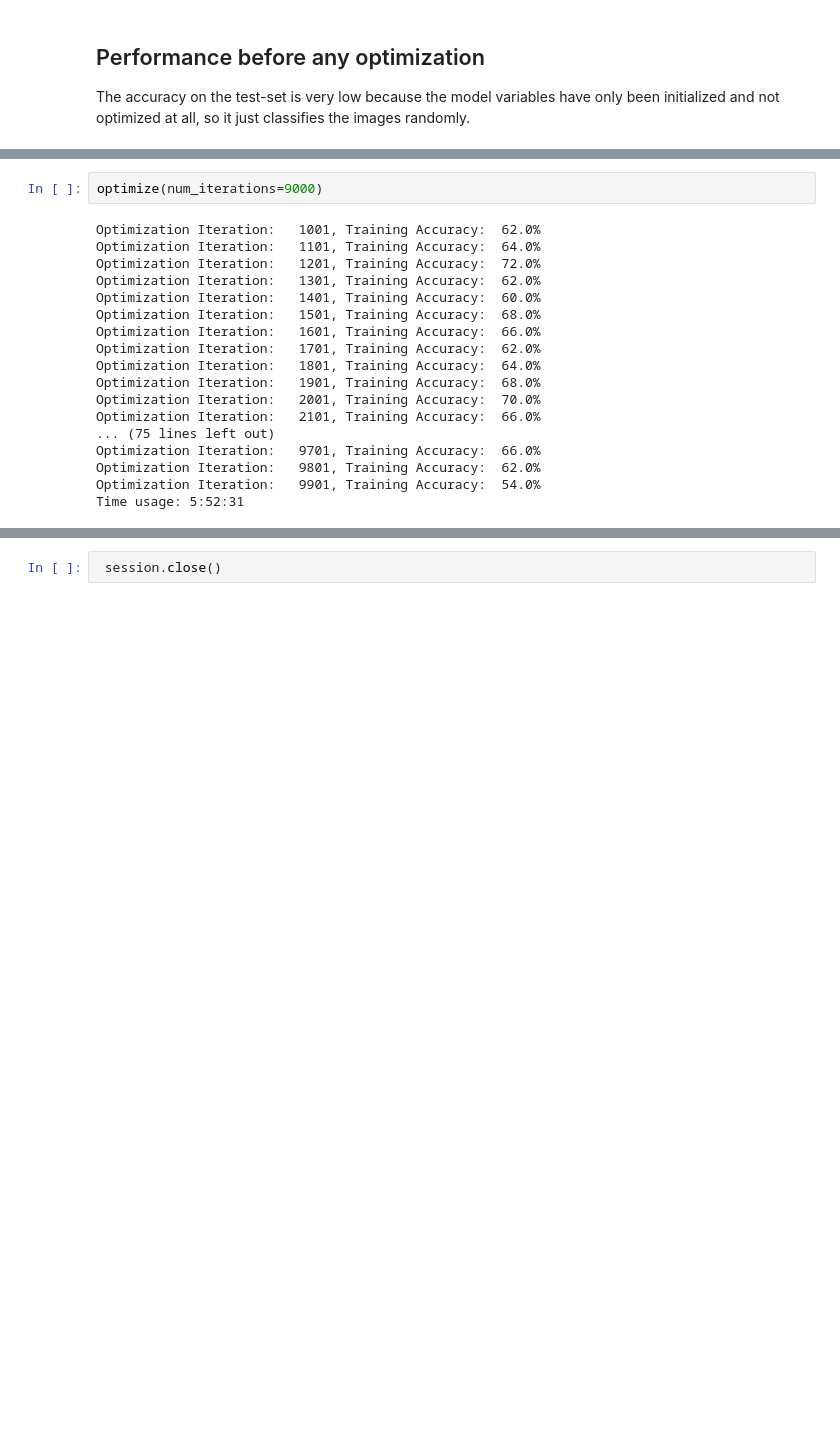
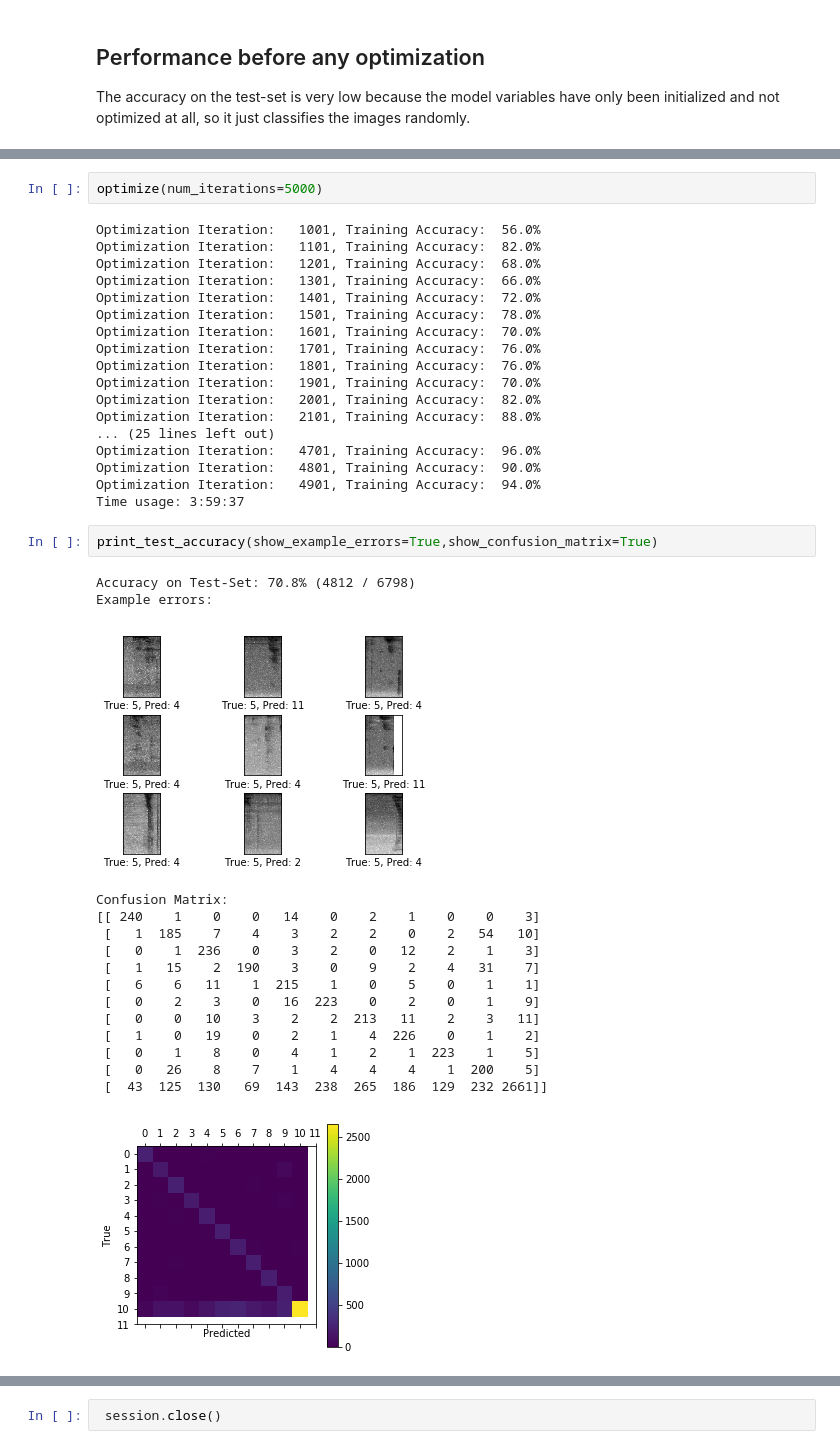
Before and after one commit to Eric-Ens/Speech_Recognition, a Jupyter notebook: Preliminary_CNN.ipynb, the cells around one changed output, grey strips where cells are left out. Drawn from its saved outputs; the diff is of its cells as text; blank space fills up the shorter version.

```diff
--- a/Preliminary_CNN.ipynb
+++ b/Preliminary_CNN.ipynb
@@ -674,20 +772,39 @@ Accuracy on Test-Set: 62.1% (3812 / 6137)
 # %%
-optimize(num_iterations=9000)
+optimize(num_iterations=5000)
 # %% [output]
-Optimization Iteration:   1001, Training Accuracy:  62.0%
-Optimization Iteration:   1101, Training Accuracy:  64.0%
-Optimization Iteration:   1201, Training Accuracy:  72.0%
-Optimization Iteration:   1301, Training Accuracy:  62.0%
-Optimization Iteration:   1401, Training Accuracy:  60.0%
-Optimization Iteration:   1501, Training Accuracy:  68.0%
-Optimization Iteration:   1601, Training Accuracy:  66.0%
-Optimization Iteration:   1701, Training Accuracy:  62.0%
-Optimization Iteration:   1801, Training Accuracy:  64.0%
-Optimization Iteration:   1901, Training Accuracy:  68.0%
-Optimization Iteration:   2001, Training Accuracy:  70.0%
-Optimization Iteration:   2101, Training Accuracy:  66.0%
-... (75 lines left out)
-Optimization Iteration:   9701, Training Accuracy:  66.0%
-Optimization Iteration:   9801, Training Accuracy:  62.0%
-Optimization Iteration:   9901, Training Accuracy:  54.0%
-Time usage: 5:52:31
+Optimization Iteration:   1001, Training Accuracy:  56.0%
+Optimization Iteration:   1101, Training Accuracy:  82.0%
+Optimization Iteration:   1201, Training Accuracy:  68.0%
+Optimization Iteration:   1301, Training Accuracy:  66.0%
+Optimization Iteration:   1401, Training Accuracy:  72.0%
+Optimization Iteration:   1501, Training Accuracy:  78.0%
+Optimization Iteration:   1601, Training Accuracy:  70.0%
+Optimization Iteration:   1701, Training Accuracy:  76.0%
+Optimization Iteration:   1801, Training Accuracy:  76.0%
+Optimization Iteration:   1901, Training Accuracy:  70.0%
+Optimization Iteration:   2001, Training Accuracy:  82.0%
+Optimization Iteration:   2101, Training Accuracy:  88.0%
+... (25 lines left out)
+Optimization Iteration:   4701, Training Accuracy:  96.0%
+Optimization Iteration:   4801, Training Accuracy:  90.0%
+Optimization Iteration:   4901, Training Accuracy:  94.0%
+Time usage: 3:59:37
+# %%
+print_test_accuracy(show_example_errors=True,show_confusion_matrix=True)
+# %% [output]
+Accuracy on Test-Set: 70.8% (4812 / 6798)
+Example errors:
+[figure, added]
+Confusion Matrix:
+[[ 240    1    0    0   14    0    2    1    0    0    3]
+ [   1  185    7    4    3    2    2    0    2   54   10]
+ [   0    1  236    0    3    2    0   12    2    1    3]
+ [   1   15    2  190    3    0    9    2    4   31    7]
+ [   6    6   11    1  215    1    0    5    0    1    1]
+ [   0    2    3    0   16  223    0    2    0    1    9]
+ [   0    0   10    3    2    2  213   11    2    3   11]
+ [   1    0   19    0    2    1    4  226    0    1    2]
+ [   0    1    8    0    4    1    2    1  223    1    5]
+ [   0   26    8    7    1    4    4    4    1  200    5]
+ [  43  125  130   69  143  238  265  186  129  232 2661]]
+[figure, added]
```
Also changed, not shown: parts of 36 cells of this notebook, 1 other file.
